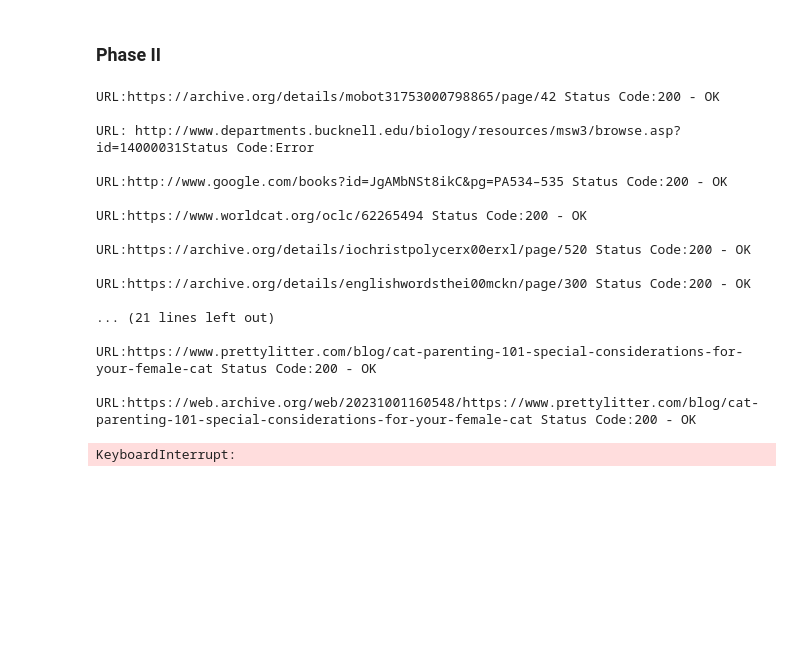
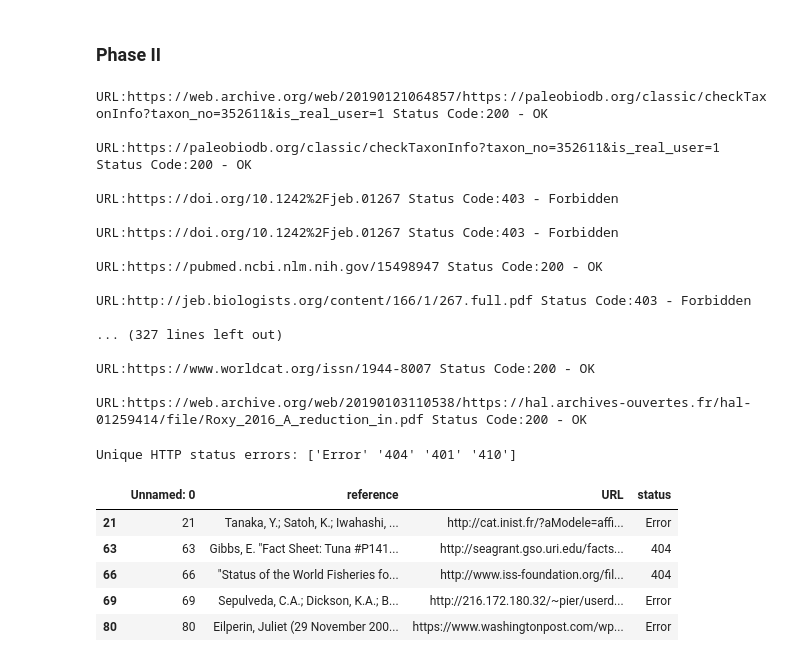
Before and after one commit to gattmuilloty/Wikipedia-References-Tool, a Jupyter notebook: testing.ipynb, the cells around one changed output. Cells and saved outputs as stored; diff of their text form; code cells hidden in the pictures; blank space fills up the shorter version.

Commit message:
Update Phase II

```diff
--- a/testing.ipynb
+++ b/testing.ipynb
@@ -262,38 +208,59 @@ def get_status_code(url):
 statuses = []
 
 for url in urls:
-    f = open('outputs/phase2.txt', 'a')
     status = get_status_code(url)
     if status != 'Error':
         line = 'URL:' + url + ' Status Code:' + str(status) + ' - ' + statusCodes[status] + '\n'
-        f.write(line)
-        f.close()
         print(line)
     else:
-        line = 'URL: ' + url + 'Status Code: Error' + '\n'
-        f.write(line)
-        f.close()
+        line = 'URL: ' + url + ' Status Code: Error' + '\n'
         print(line)
 
     statuses.append(status)
 
 time.sleep(1)
+
+df = pd.DataFrame({
+    'reference': referenceText,
+    'URL': urls,
+    'status': statuses
+})
+
+df.to_csv('outputs/phase2.csv')
 # %% [output]
-URL:https://archive.org/details/mobot31753000798865/page/42 Status Code:200 - OK
+URL:https://web.archive.org/web/20190121064857/https://paleobiodb.org/classic/checkTaxonInfo?taxon_no=352611&is_real_user=1 Status Code:200 - OK
 
-URL: http://www.departments.bucknell.edu/biology/resources/msw3/browse.asp?id=14000031Status Code:Error
+URL:https://paleobiodb.org/classic/checkTaxonInfo?taxon_no=352611&is_real_user=1 Status Code:200 - OK
 
-URL:http://www.google.com/books?id=JgAMbNSt8ikC&pg=PA534–535 Status Code:200 - OK
+URL:https://doi.org/10.1242%2Fjeb.01267 Status Code:403 - Forbidden
 
-URL:https://www.worldcat.org/oclc/62265494 Status Code:200 - OK
+URL:https://doi.org/10.1242%2Fjeb.01267 Status Code:403 - Forbidden
 
-URL:https://archive.org/details/iochristpolycerx00erxl/page/520 Status Code:200 - OK
+URL:https://pubmed.ncbi.nlm.nih.gov/15498947 Status Code:200 - OK
 
-URL:https://archive.org/details/englishwordsthei00mckn/page/300 Status Code:200 - OK
+URL:http://jeb.biologists.org/content/166/1/267.full.pdf Status Code:403 - Forbidden
 
-... (21 lines left out)
+... (327 lines left out)
 
-URL:https://www.prettylitter.com/blog/cat-parenting-101-special-considerations-for-your-female-cat Status Code:200 - OK
+URL:https://www.worldcat.org/issn/1944-8007 Status Code:200 - OK
 
-URL:https://web.archive.org/web/20231001160548/https://www.prettylitter.com/blog/cat-parenting-101-special-considerations-for-your-female-cat Status Code:200 - OK
+URL:https://web.archive.org/web/20190103110538/https://hal.archives-ouvertes.fr/hal-01259414/file/Roxy_2016_A_reduction_in.pdf Status Code:200 - OK
-KeyboardInterrupt:
+# %%
+ignoreCodes = ['200', '201', '202', '203', '206', '403', '429']
+
+df = pd.read_csv('outputs/phase2.csv')
+
+df = df[~df['status'].isin(ignoreCodes)]
+# %%
+print('Unique HTTP status errors:', df['status'].unique())
+# %% [output]
+Unique HTTP status errors: ['Error' '404' '401' '410']
+# %%
+df.head()
+# %% [output]
+|  | Unnamed: 0 | reference | URL | status |
+| 21 | 21 | Tanaka, Y.; Satoh, K.; Iwahashi, ... | http://cat.inist.fr/?aModele=affi... | Error |
+| 63 | 63 | Gibbs, E. "Fact Sheet: Tuna #P141... | http://seagrant.gso.uri.edu/facts... | 404 |
+| 66 | 66 | "Status of the World Fisheries fo... | http://www.iss-foundation.org/fil... | 404 |
+| 69 | 69 | Sepulveda, C.A.; Dickson, K.A.; B... | http://216.172.180.32/~pier/userd... | Error |
+| 80 | 80 | Eilperin, Juliet (29 November 200... | https://www.washingtonpost.com/wp... | Error |
```
Also changed, not shown: parts of 3 cells of this notebook, 4 other files.
